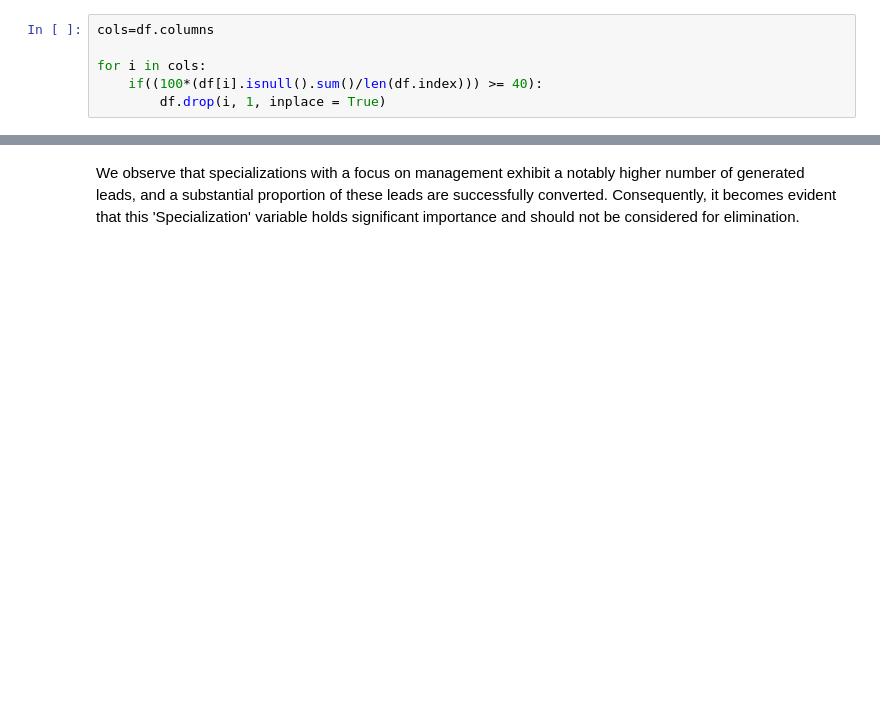
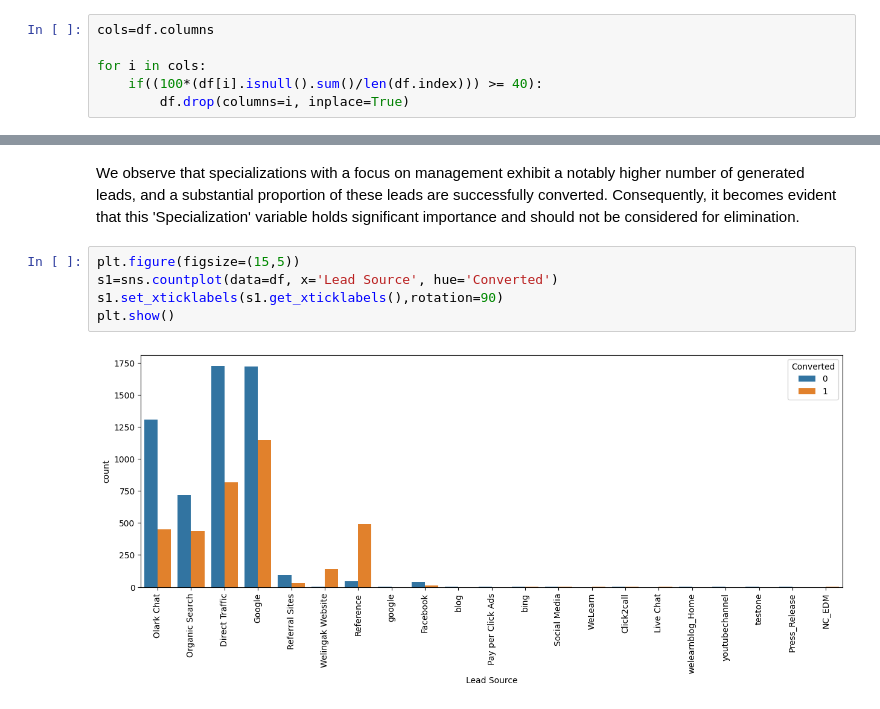
Before and after one commit to Debanik23/Logistic_Regression-Case-Study--Lead-Scoring, a Jupyter notebook: Lead Scoring - Logistic Regression Case Study.ipynb, the cells around one changed output, grey strips where cells are left out. Cells and saved outputs as stored; diff of their text form; blank space fills up the shorter version.

```diff
--- a/Lead Scoring - Logistic Regression Case Study.ipynb
+++ b/Lead Scoring - Logistic Regression Case Study.ipynb
@@ -94,7 +94,7 @@ cols=df.columns
 
 for i in cols:
     if((100*(df[i].isnull().sum()/len(df.index))) >= 40):
-        df.drop(i, 1, inplace = True)
+        df.drop(columns=i, inplace=True)
 # %%
 round(100*(df.isnull().sum()/len(df.index)))
 # %% [output]
@@ -179,3 +179,10 @@ plt.show()
 [figure]
 # %% [markdown]
 We observe that specializations with a focus on management exhibit a notably higher number of generated leads, and a substantial proportion of these leads are successfully converted. Consequently, it becomes evident that this 'Specialization' variable holds significant importance and should not be considered for elimination.
+# %%
+plt.figure(figsize=(15,5))
+s1=sns.countplot(data=df, x='Lead Source', hue='Converted')
+s1.set_xticklabels(s1.get_xticklabels(),rotation=90)
+plt.show()
+# %% [output]
+[figure, added]
```
Also changed, not shown: parts of 52 cells of this notebook.
